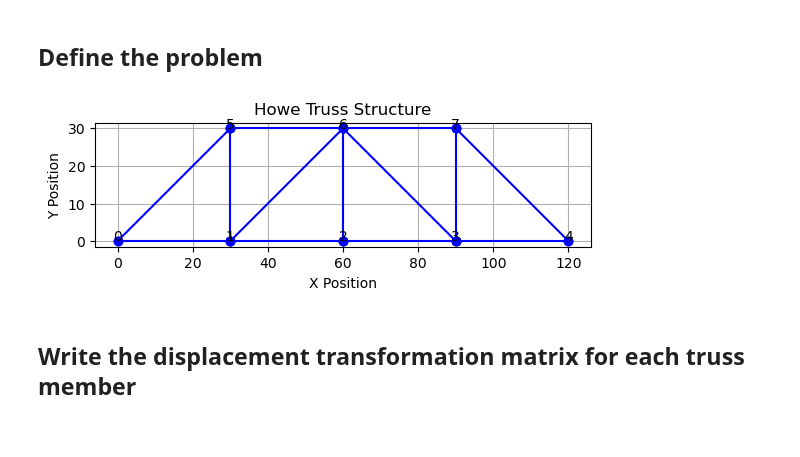
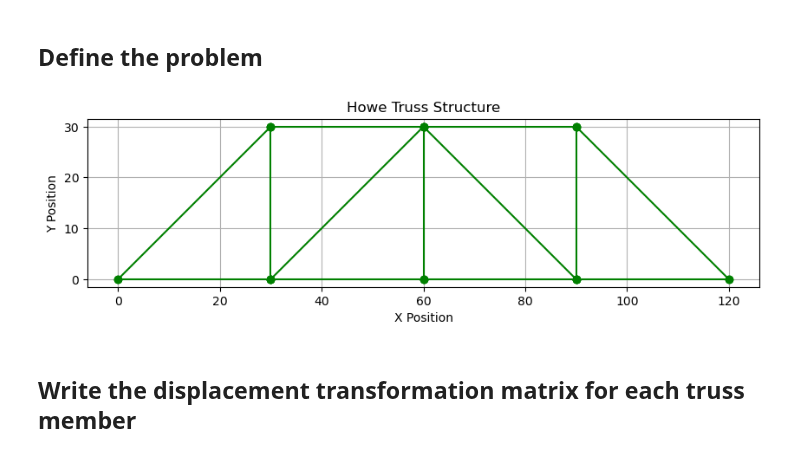
Before and after one commit to TheBestBot/ae353-sp25, a Jupyter notebook: examples/CEE_360_Code.ipynb, the cells around one changed output. Drawn from its saved outputs; the diff is of its cells as text; code cells hidden in the pictures.

```diff
--- a/examples/CEE_360_Code.ipynb
+++ b/examples/CEE_360_Code.ipynb
@@ -18,39 +18,36 @@ A = 29.4  # in^2
 nodes = {
     0: (0, 0), # 0 index my nodes
     1: (L, 0),
     2: (2*L, 0),
     3: (3*L, 0),
     4: (4*L, 0),
     5: (L, L),
     6: (2*L, L),
     7: (3*L, L)
 }
 
 members = [
     (5, 6), (6, 7),  # top chords
     (0, 1), (1, 2), (2, 3), (3, 4), # bottom chords
     (0, 5), (1, 5), (1, 6), (2, 6), (3, 6), (3, 7), (4, 7)  # diagonals and verticals
 ]
 
 # Plot the truss
-fig, ax = plt.subplots()
+fig, ax = plt.subplots(figsize=(10, 5))
 for member in members:
     n1, n2 = member
     x_vals = [nodes[n1][0], nodes[n2][0]]
     y_vals = [nodes[n1][1], nodes[n2][1]]
-    ax.plot(x_vals, y_vals, 'bo-')
-
-for idx, (x, y) in nodes.items():
-    ax.text(x, y + 0.1, f'{idx}', ha='center')
+    ax.plot(x_vals, y_vals, 'go-')
 
 ax.set_aspect('equal')
 ax.set_title("Howe Truss Structure")
 ax.set_xlabel("X Position")
 ax.set_ylabel("Y Position")
 plt.grid(True)
 plt.show()
 # %% [output]
-[figure, old version]
+[figure, new version]
 # %% [markdown]
 ## Write the displacement transformation matrix for each truss member
 # %%
```
Also changed, not shown: parts of 1 cell of this notebook.
